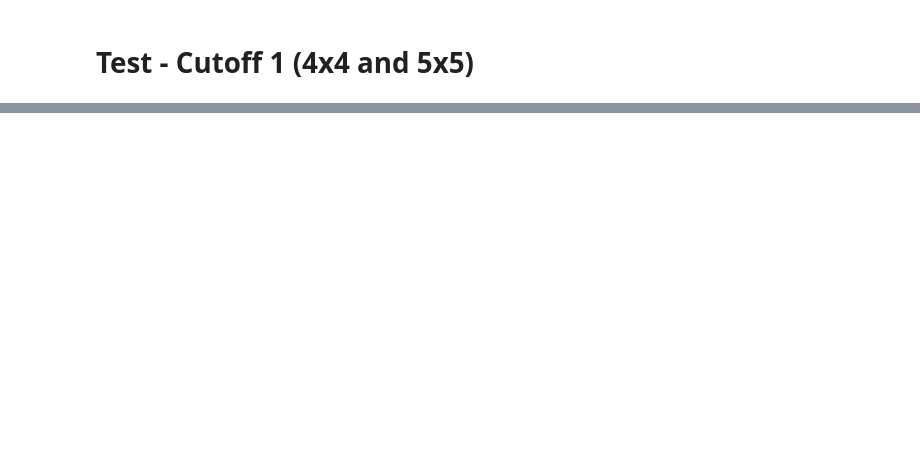
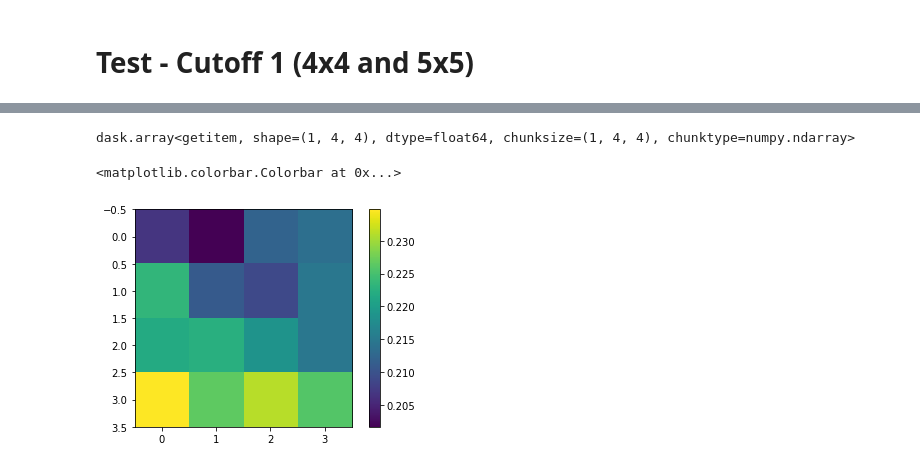
Before and after one commit to beyucel/pymks, a Jupyter notebook: notebooks/TestCases.ipynb, the cells around one changed output, grey strips where cells are left out. Drawn from its saved outputs; the diff is of its cells as text; code cells hidden in the pictures; blank space fills up the shorter version.

```diff
--- a/notebooks/TestCases.ipynb
+++ b/notebooks/TestCases.ipynb
@@ -56,0 +72,10 @@ import matplotlib.pyplot as plt
+# %%
+stats=two_point_stats(x_data,x_data,cutoff=9)
+
+print(stats)
+plt.imshow(stats[0])
+plt.colorbar()
+# %% [output]
+dask.array<getitem, shape=(1, 4, 4), dtype=float64, chunksize=(1, 4, 4), chunktype=numpy.ndarray>
+<matplotlib.colorbar.Colorbar at 0x...>
+[figure, added]
```
Also changed, not shown: parts of 15 cells of this notebook, 1 other file.
